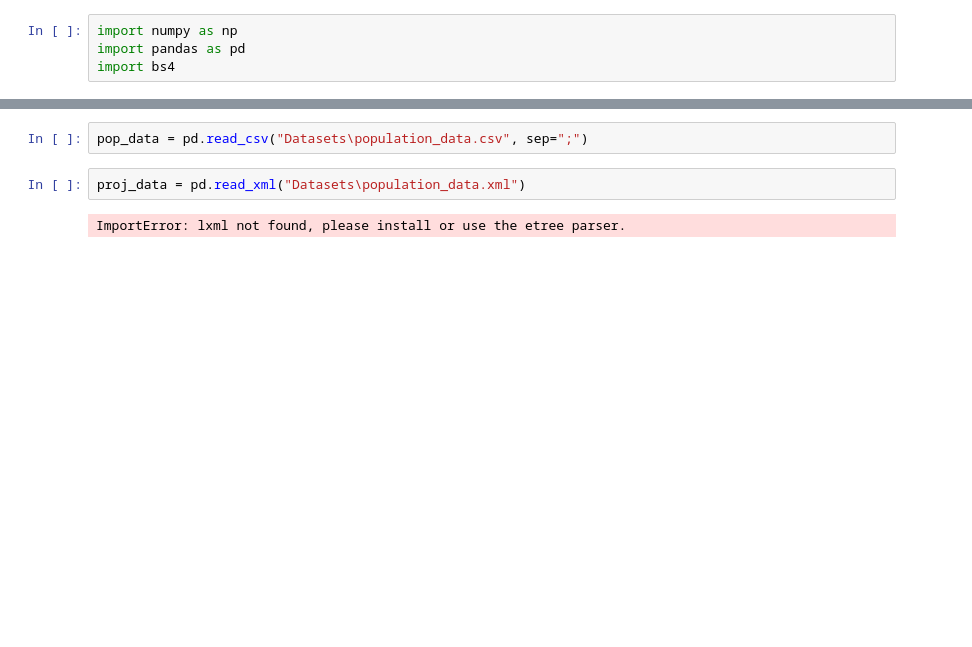
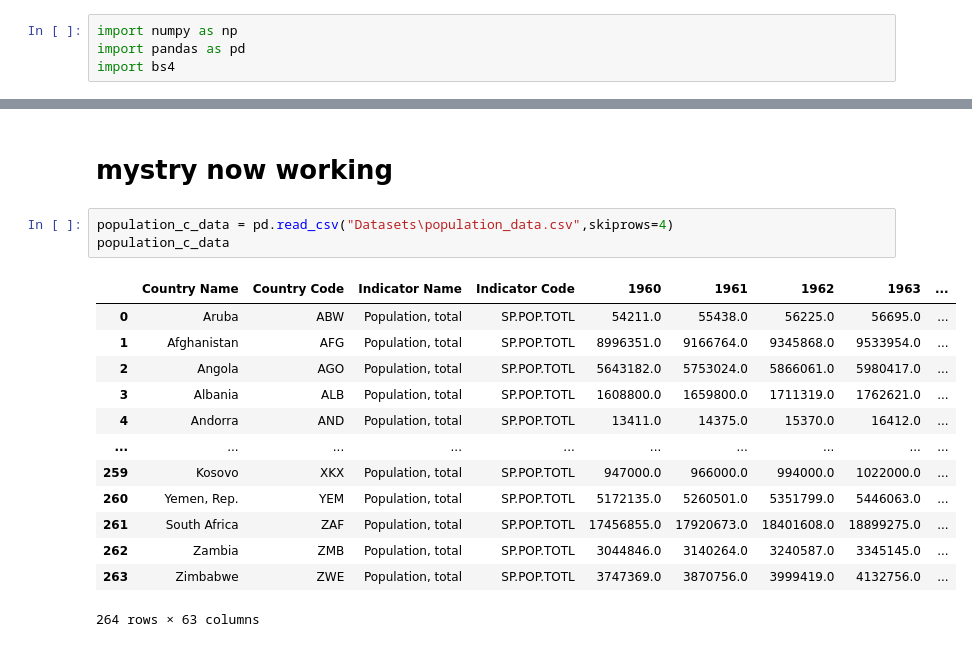
Before and after one commit to ritik-3/ETL_learning, a Jupyter notebook: first.ipynb, the cells around one changed output, grey strips where cells are left out. Saved outputs shown, nothing was run; the diff lists cells and outputs as text; blank space fills up the shorter version.

```diff
--- a/first.ipynb
+++ b/first.ipynb
@@ -26,6 +39,19 @@ ParserError: Error tokenizing data. C error: Expected 3 fields in line 5, saw 63
+# %% [markdown]
+# mystry now working
 # %%
-pop_data = pd.read_csv("Datasets\population_data.csv", sep=";")
+population_c_data = pd.read_csv("Datasets\population_data.csv",skiprows=4)
+population_c_data
+# %% [output]
+|  | Country Name | Country Code | Indicator Name | Indicator Code | 1960 | 1961 | 1962 | 1963 | ... |
+| 0 | Aruba | ABW | Population, total | SP.POP.TOTL | 54211.0 | 55438.0 | 56225.0 | 56695.0 | ... |
+| 1 | Afghanistan | AFG | Population, total | SP.POP.TOTL | 8996351.0 | 9166764.0 | 9345868.0 | 9533954.0 | ... |
+| 2 | Angola | AGO | Population, total | SP.POP.TOTL | 5643182.0 | 5753024.0 | 5866061.0 | 5980417.0 | ... |
+| 3 | Albania | ALB | Population, total | SP.POP.TOTL | 1608800.0 | 1659800.0 | 1711319.0 | 1762621.0 | ... |
+| 4 | Andorra | AND | Population, total | SP.POP.TOTL | 13411.0 | 14375.0 | 15370.0 | 16412.0 | ... |
+| ... | ... | ... | ... | ... | ... | ... | ... | ... | ... |
+| 259 | Kosovo | XKX | Population, total | SP.POP.TOTL | 947000.0 | 966000.0 | 994000.0 | 1022000.0 | ... |
+| 260 | Yemen, Rep. | YEM | Population, total | SP.POP.TOTL | 5172135.0 | 5260501.0 | 5351799.0 | 5446063.0 | ... |
+| 261 | South Africa | ZAF | Population, total | SP.POP.TOTL | 17456855.0 | 17920673.0 | 18401608.0 | 18899275.0 | ... |
+| 262 | Zambia | ZMB | Population, total | SP.POP.TOTL | 3044846.0 | 3140264.0 | 3240587.0 | 3345145.0 | ... |
+| 263 | Zimbabwe | ZWE | Population, total | SP.POP.TOTL | 3747369.0 | 3870756.0 | 3999419.0 | 4132756.0 | ... |
+264 rows × 63 columns
-# %%
-proj_data = pd.read_xml("Datasets\population_data.xml")
-# %% [output]
-ImportError: lxml not found, please install or use the etree parser.
```
Also changed, not shown: parts of 3 cells of this notebook, 1 other file.
